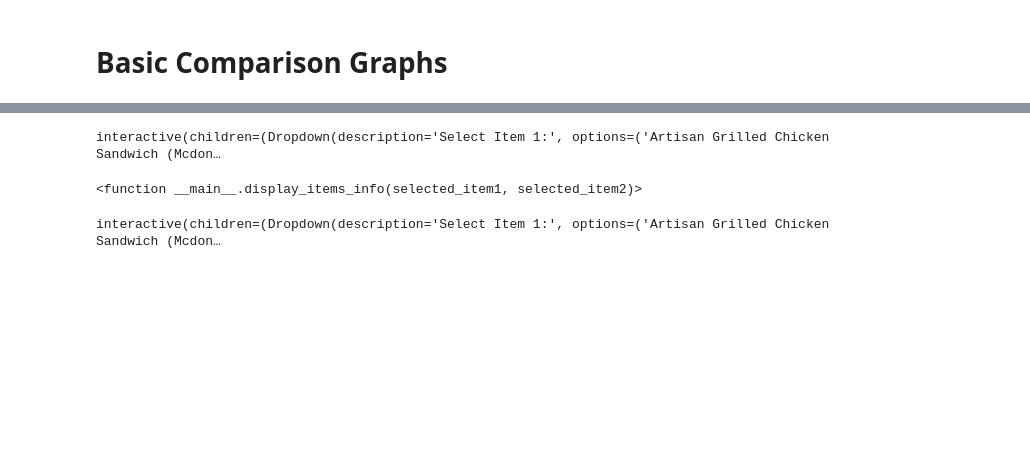
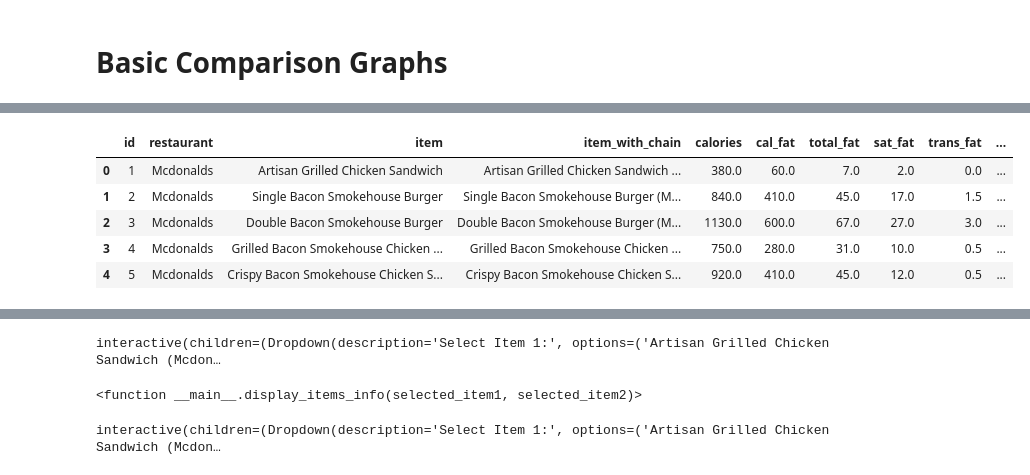
Before and after one commit to ericjjohnson2/nutritional_study, a Jupyter notebook: eric/jupyter/graphs.ipynb, the cells around one changed output, grey strips where cells are left out. Drawn from its saved outputs; the diff is of its cells as text; code cells hidden in the pictures; blank space fills up the shorter version.

```diff
--- a/eric/jupyter/graphs.ipynb
+++ b/eric/jupyter/graphs.ipynb
@@ -30,0 +21,9 @@ menu_df.head(2)
+# %%
+menu_df.head()
+# %% [output]
+|  | id | restaurant | item | item_with_chain | calories | cal_fat | total_fat | sat_fat | trans_fat | ... |
+| 0 | 1 | Mcdonalds | Artisan Grilled Chicken Sandwich | Artisan Grilled Chicken Sandwich ... | 380.0 | 60.0 | 7.0 | 2.0 | 0.0 | ... |
+| 1 | 2 | Mcdonalds | Single Bacon Smokehouse Burger | Single Bacon Smokehouse Burger (M... | 840.0 | 410.0 | 45.0 | 17.0 | 1.5 | ... |
+| 2 | 3 | Mcdonalds | Double Bacon Smokehouse Burger | Double Bacon Smokehouse Burger (M... | 1130.0 | 600.0 | 67.0 | 27.0 | 3.0 | ... |
+| 3 | 4 | Mcdonalds | Grilled Bacon Smokehouse Chicken ... | Grilled Bacon Smokehouse Chicken ... | 750.0 | 280.0 | 31.0 | 10.0 | 0.5 | ... |
+| 4 | 5 | Mcdonalds | Crispy Bacon Smokehouse Chicken S... | Crispy Bacon Smokehouse Chicken S... | 920.0 | 410.0 | 45.0 | 12.0 | 0.5 | ... |
```
Also changed, not shown: parts of 3 cells of this notebook, 2 other files.
